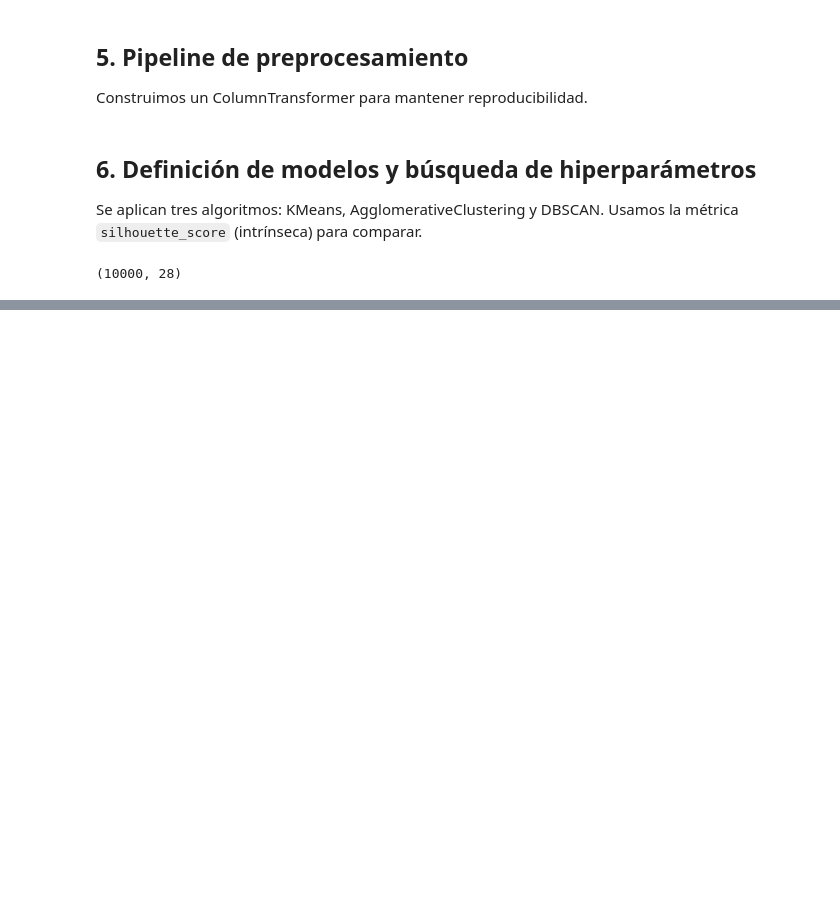
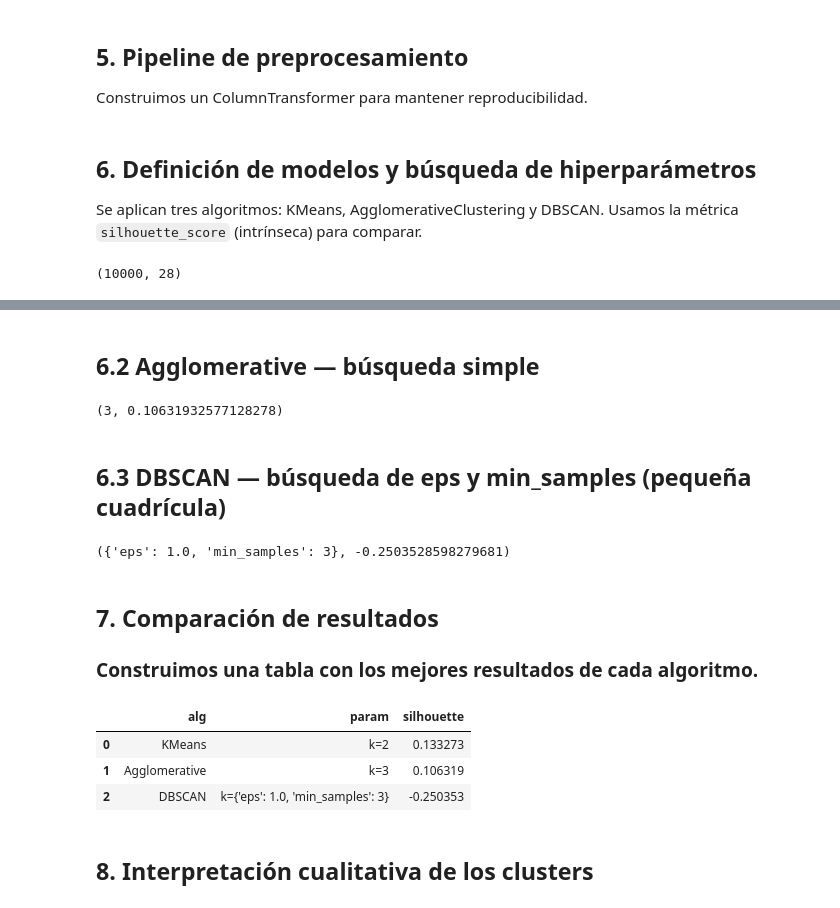
Before and after one commit to Maldinho18/MaterialDeClase-ISIS-2611, a Jupyter notebook: Laboratorios/L4 Tarea de agrupacion/SebastianMaldonado - JuanRoncancio.ipynb, the cells around one changed output, grey strips where cells are left out. Cells and saved outputs as stored; diff of their text form; code cells hidden in the pictures; blank space fills up the shorter version.

```diff
--- a/Laboratorios/L4 Tarea de agrupacion/SebastianMaldonado - JuanRoncancio.ipynb
+++ b/Laboratorios/L4 Tarea de agrupacion/SebastianMaldonado - JuanRoncancio.ipynb
@@ -184,0 +138,55 @@ X_full.shape
+# %% [markdown]
+## 6.2 Agglomerative — búsqueda simple
+# %%
+agg_range = range(2, 7)
+best_agg = None
+best_score_agg = -1
+results_agg = []
+for k in agg_range:
+    ag = AgglomerativeClustering(n_clusters=k)
+    score = silhouette_scorer(ag, X_full)
+    results_agg.append({'k':k, 'silhouette':score})
+    if score>best_score_agg:
+        best_score_agg = score
+        best_agg = k
+best_agg, best_score_agg
+# %% [output]
+(3, 0.10631932577128278)
+# %% [markdown]
+## 6.3 DBSCAN — búsqueda de eps y min_samples (pequeña cuadrícula)
+# %%
+eps_list = [0.3, 0.5, 0.7, 1.0]
+min_samples_list = [3, 5, 7]
+results_dbscan = []
+best_db = None
+best_score_db = -1
+for params in ParameterGrid({'eps':eps_list, 'min_samples':min_samples_list}):
+    db = DBSCAN(eps=params['eps'], min_samples=params['min_samples'])
+    score = silhouette_scorer(db, X_full)
+    results_dbscan.append({'eps':params['eps'], 'min_samples':params['min_samples'], 'silhouette':score})
+    if score>best_score_db:
+        best_score_db = score
+        best_db = params
+best_db, best_score_db
+# %% [output]
+({'eps': 1.0, 'min_samples': 3}, -0.2503528598279681)
+# %% [markdown]
+## 7. Comparación de resultados
+### Construimos una tabla con los mejores resultados de cada algoritmo.
+# %%
+df_k = pd.DataFrame(results_kmeans)
+df_agg = pd.DataFrame(results_agg)
+df_db = pd.DataFrame(results_dbscan)
+
+best_rows = []
+best_rows.append({'alg':'KMeans','param':f"k={best_k}", 'silhouette':best_score})
+best_rows.append({'alg':'Agglomerative','param':f"k={best_agg}", 'silhouette':best_score_agg})
+best_rows.append({'alg':'DBSCAN','param':f"k={best_db}", 'silhouette':best_score_db})
+pd.DataFrame(best_rows)
+# %% [output]
+|  | alg | param | silhouette |
+| 0 | KMeans | k=2 | 0.133273 |
+| 1 | Agglomerative | k=3 | 0.106319 |
+| 2 | DBSCAN | k={'eps': 1.0, 'min_samples': 3} | -0.250353 |
+# %% [markdown]
+## 8. Interpretación cualitativa de los clusters
```
Also changed, not shown: parts of 24 cells of this notebook, 2 other files.
